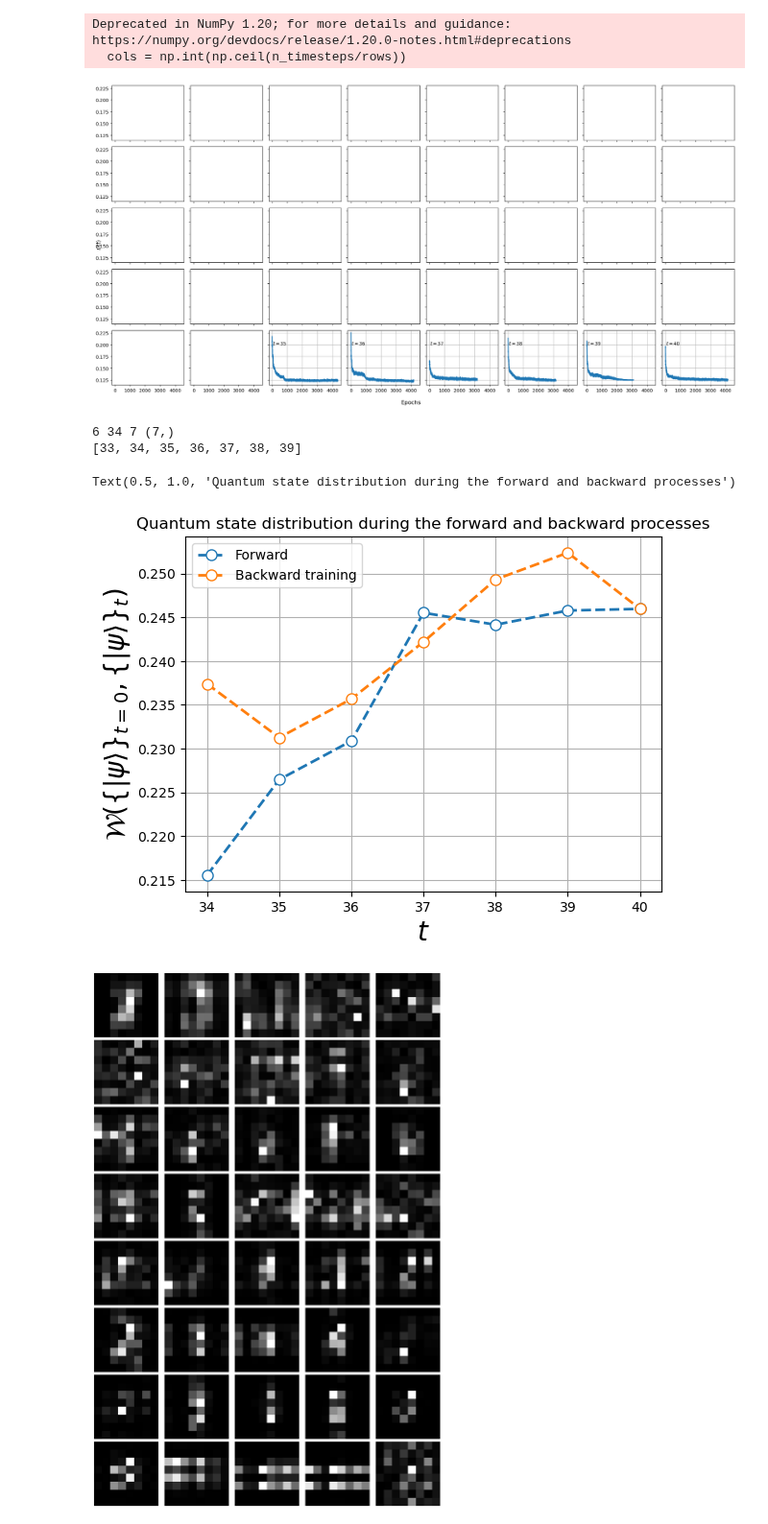
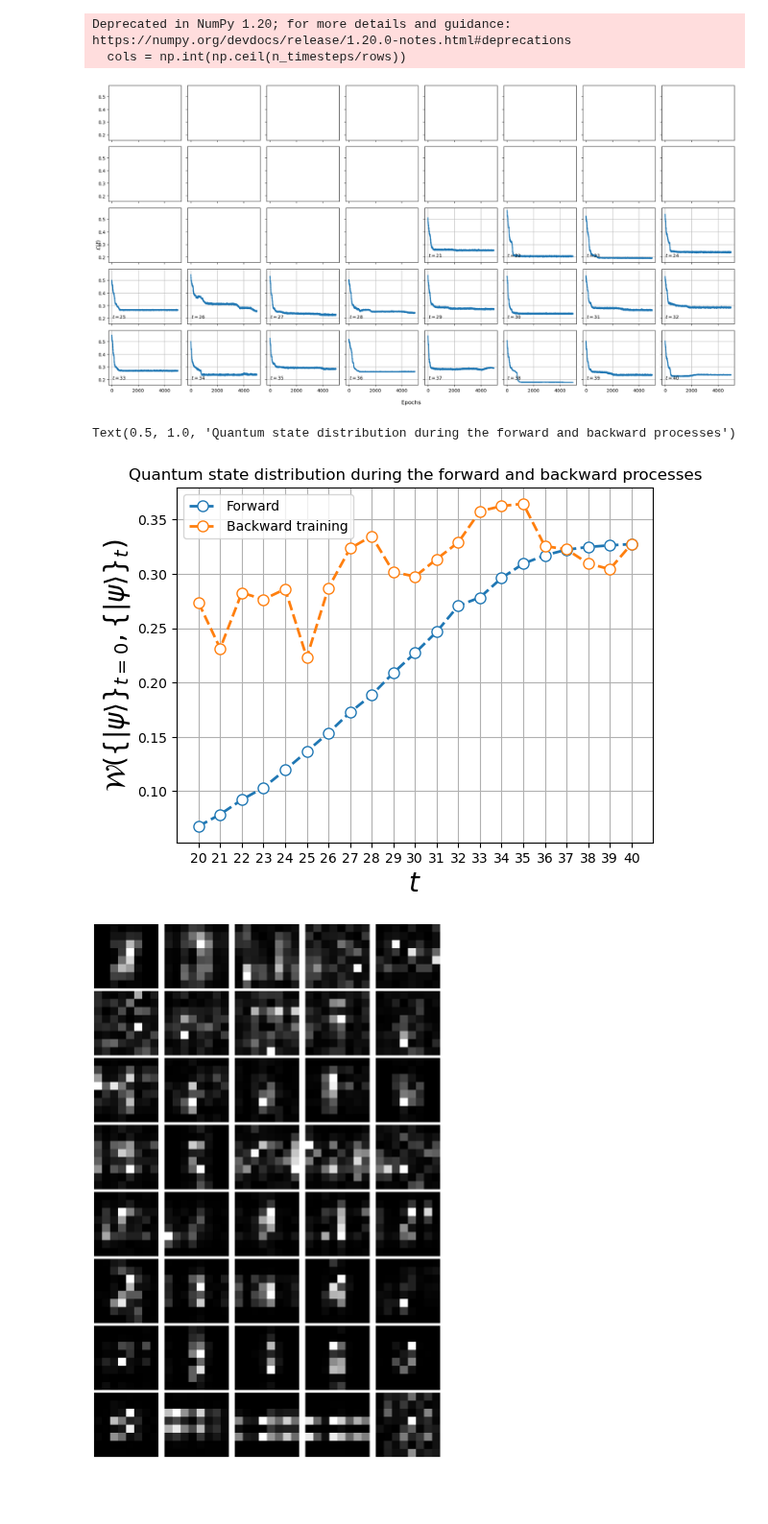
Before and after one commit to alapena/QuantGenMdl, a Jupyter notebook: visualize_denoising.ipynb, the cells around one changed output. Shown at 96% size. Saved outputs shown, nothing was run; the diff lists cells and outputs as text; code cells hidden in the pictures; blank space fills up the shorter version.

```diff
--- a/visualize_denoising.ipynb
+++ b/visualize_denoising.ipynb
@@ -12,14 +12,14 @@ import time
 config = {
     'dataset': {
         'dir': './data',
-        'name': 'CIRCLEY2Q',
+        'name': 'CIRCLEY_3',
     }
 }
-n_data, n_features, n_timesteps, n_ancilla_qubits, n_backward_layers = 1000, 4, 40, 2, 6
+n_data, n_features, n_timesteps, n_ancilla_qubits, n_backward_layers = 1000, 8, 40, 2, 6
 _, n_qubits = find_closest_power_of_2(n_features, return_power=True)
-diffusion_schedule = 'linear1'
+diffusion_schedule = 'linear0.36'
 device = 'cpu'
-n_limit = 34
+n_limit = 20
 # %%
 size = 10
 
@@ -29,7 +29,7 @@ fig, axs = plt.subplots(rows, cols, figsize=(size+10, size), sharex=True, sharey
 for i in range(n_timesteps):
     if i < n_limit:
         continue
-    dir, filename = get_path(config, type='bestlosshist.npy', n_data=n_data, n_features=n_features, n_qubits=n_qubits, n_ancilla_qubits=n_ancilla_qubits, n_timesteps=n_timesteps, n_backward_layers=n_backward_layers, t=i+1)
+    dir, filename = get_path(config, type='finallosshist.npy', n_data=n_data, n_features=n_features, n_qubits=n_qubits, n_ancilla_qubits=n_ancilla_qubits, n_timesteps=n_timesteps, n_backward_layers=n_backward_layers, t=i+1)
     loss = np.load(dir / filename)
     axs[i//cols, i%cols].plot(loss, lw=2)
     # axs[i//5, i%5].tick_params(direction='in', length=6, width=2, top='on', right='on', labelsize=20)
@@ -42,7 +42,7 @@ plt.tight_layout()
 # %% [output]
 Deprecated in NumPy 1.20; for more details and guidance: https://numpy.org/devdocs/release/1.20.0-notes.html#deprecations
   cols = np.int(np.ceil(n_timesteps/rows))
-[figure, old version]
+[figure, new version]
 # %%
 # # Compute Wasserstein distance across timesteps
 # wassbackwardtrain = np.zeros(n_timesteps)
@@ -111,33 +111,26 @@ for t in tqdm(range(n_timesteps+1)):
 
 dir, filename = get_path(config, type='wassdistforward.npy', diffusion_schedule=diffusion_schedule, n_data=n_data, n_features=n_features, n_qubits=n_qubits, n_timesteps=n_timesteps)
 np.save(dir / filename, wass)
-# %%
-x = list(range(n_limit-1, 40))
-print(n_backward_layers, n_limit, len(x), wassforward[n_limit:].shape)
-print(x)
-# %% [output]
-6 34 7 (7,)
-[33, 34, 35, 36, 37, 38, 39]
 # %%
 # Plot it
 
 dir, filename = get_path(config, type='wassdistforward.npy', diffusion_schedule=diffusion_schedule, n_data=n_data, n_features=n_features, n_qubits=n_qubits, n_ancilla_qubits=n_ancilla_qubits, n_timesteps=n_timesteps, n_backward_layers=n_backward_layers)
 wassforward = np.load(dir / filename)
 dir, filename = get_path(config, type='wassdistbackwardtrain.npy', diffusion_schedule=diffusion_schedule, n_data=n_data, n_features=n_features, n_qubits=n_qubits, n_ancilla_qubits=n_ancilla_qubits, n_timesteps=n_timesteps, n_backward_layers=n_backward_layers)
 wassbackwardtrain = np.load(dir / filename)
 
 x = list(range(n_limit, n_timesteps+1))
 plt.plot(x, wassforward[n_limit:], 'o--', label='Forward', mfc='white', markersize=8, lw=2)
 plt.plot(x, wassbackwardtrain[n_limit:], 'o--', label='Backward training', mfc='white', markersize=8, lw=2)
 plt.ylabel(r'$\mathcal{W}\left(\{|\psi\rangle\}_{t=0}, \{|\psi\rangle\}_{t} \right)$', fontsize=20)
 plt.xlabel(r'$t$', fontsize=20)
-# plt.xticks(range(n_timesteps+1))
+plt.xticks(range(n_limit,n_timesteps+1))
 plt.grid(True)
 plt.legend()
 plt.title(f'Quantum state distribution during the forward and backward processes')
 # %% [output]
 Text(0.5, 1.0, 'Quantum state distribution during the forward and backward processes')
-[figure, old version]
+[figure, new version]
 # %%
 # Compute the images across timesteps.
 # device = torch.device('cuda:0')
```
Also changed, not shown: 3 other files.
